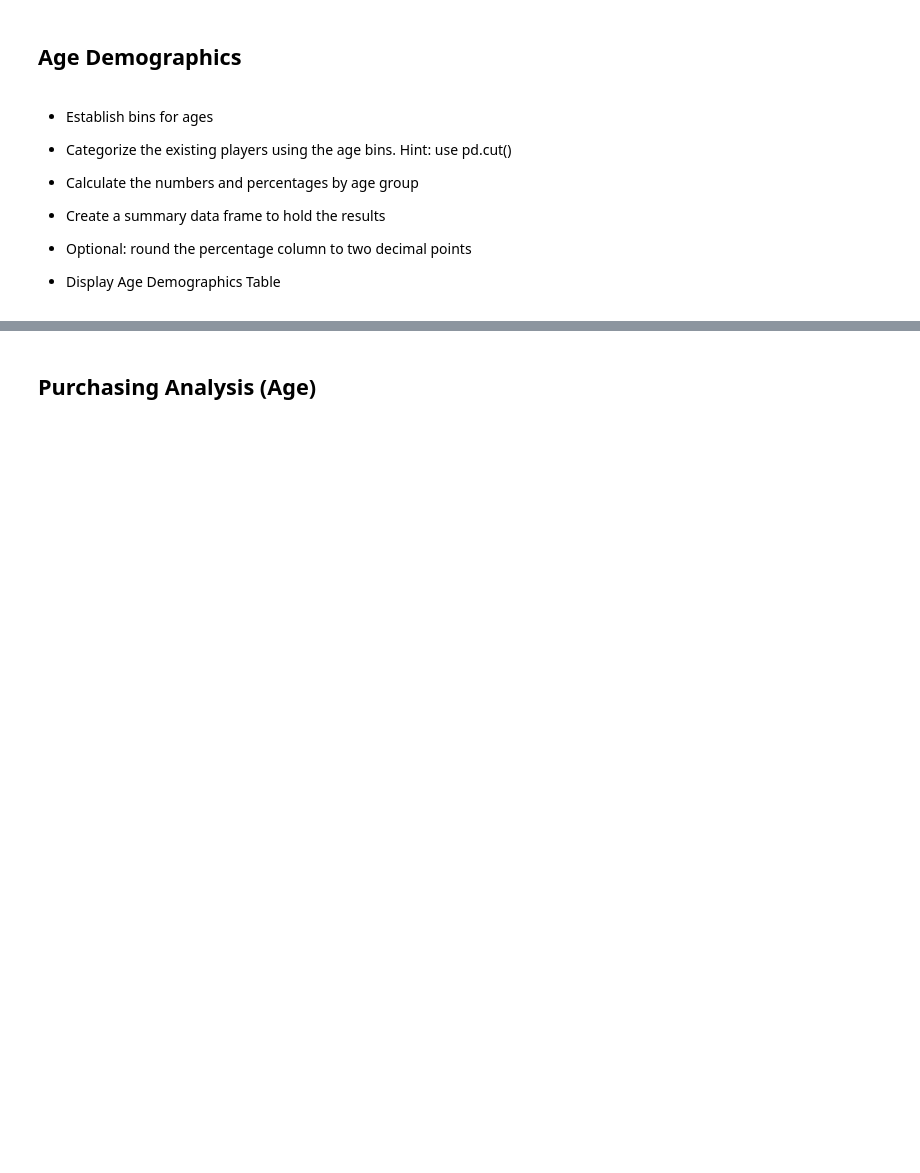
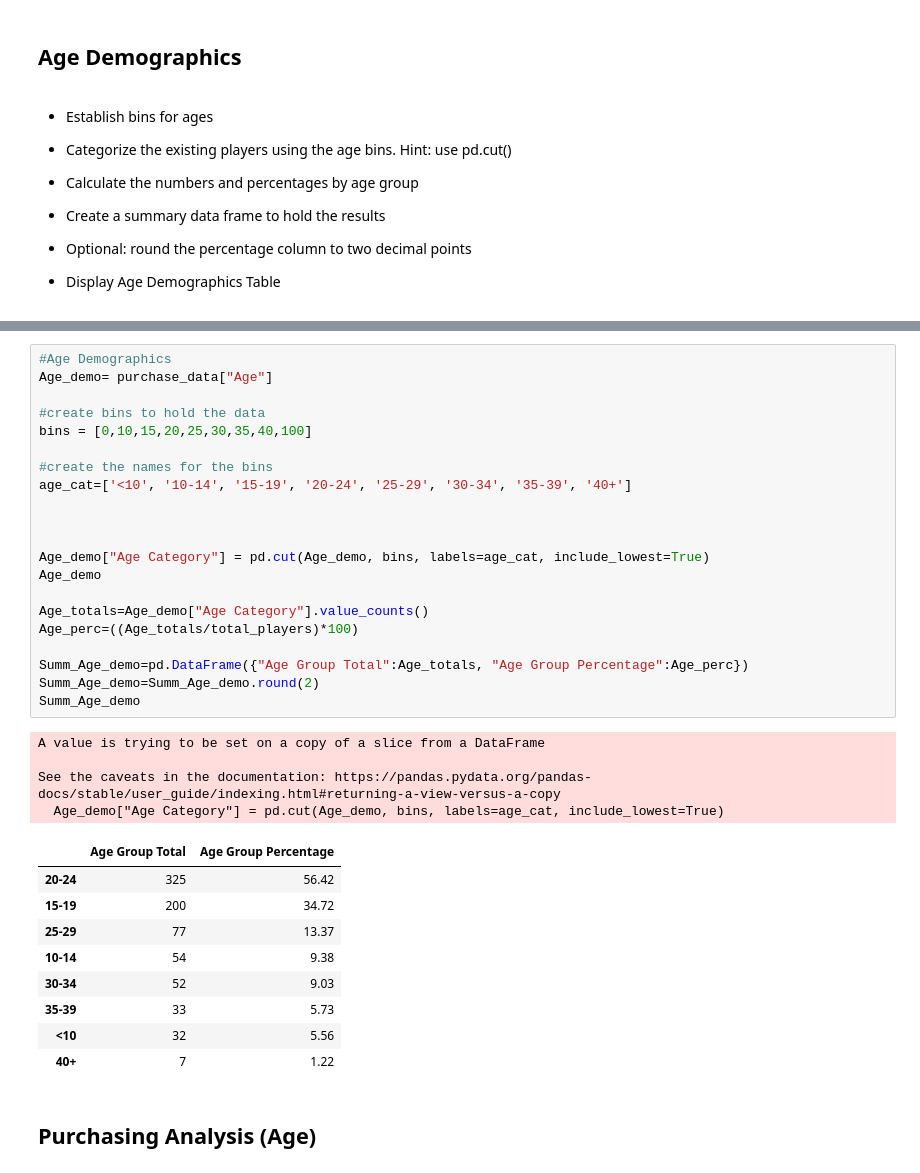
Before and after one commit to Epilena/Pandas-Challenge, a Jupyter notebook: HeroesofPymoli/HeroesOfPymoli_starter.ipynb, the cells around one changed output, grey strips where cells are left out. Drawn from its saved outputs; the diff is of its cells as text; blank space fills up the shorter version.

```diff
--- a/HeroesofPymoli/HeroesOfPymoli_starter.ipynb
+++ b/HeroesofPymoli/HeroesOfPymoli_starter.ipynb
@@ -170,3 +170,38 @@ purchase_summ
+# %%
+#Age Demographics
+Age_demo= purchase_data["Age"]
+
+#create bins to hold the data
+bins = [0,10,15,20,25,30,35,40,100]
+
+#create the names for the bins
+age_cat=['<10', '10-14', '15-19', '20-24', '25-29', '30-34', '35-39', '40+']
+
+
+
+Age_demo["Age Category"] = pd.cut(Age_demo, bins, labels=age_cat, include_lowest=True)
+Age_demo
+
+Age_totals=Age_demo["Age Category"].value_counts()
+Age_perc=((Age_totals/total_players)*100)
+
+Summ_Age_demo=pd.DataFrame({"Age Group Total":Age_totals, "Age Group Percentage":Age_perc})
+Summ_Age_demo=Summ_Age_demo.round(2)
+Summ_Age_demo
+# %% [output]
+A value is trying to be set on a copy of a slice from a DataFrame
+
+See the caveats in the documentation: https://pandas.pydata.org/pandas-docs/stable/user_guide/indexing.html#returning-a-view-versus-a-copy
+  Age_demo["Age Category"] = pd.cut(Age_demo, bins, labels=age_cat, include_lowest=True)
+|  | Age Group Total | Age Group Percentage |
+| 20-24 | 325 | 56.42 |
+| 15-19 | 200 | 34.72 |
+| 25-29 | 77 | 13.37 |
+| 10-14 | 54 | 9.38 |
+| 30-34 | 52 | 9.03 |
+| 35-39 | 33 | 5.73 |
+| <10 | 32 | 5.56 |
+| 40+ | 7 | 1.22 |
 # %% [markdown]
 ## Purchasing Analysis (Age)
 # %% [markdown]
```
Also changed, not shown: parts of 5 cells of this notebook.
